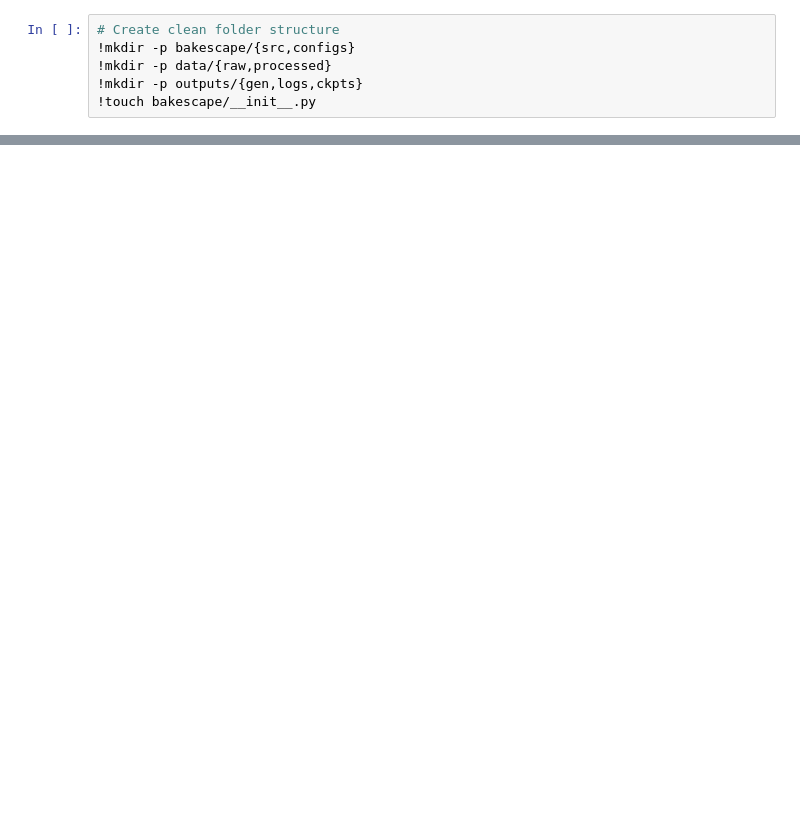
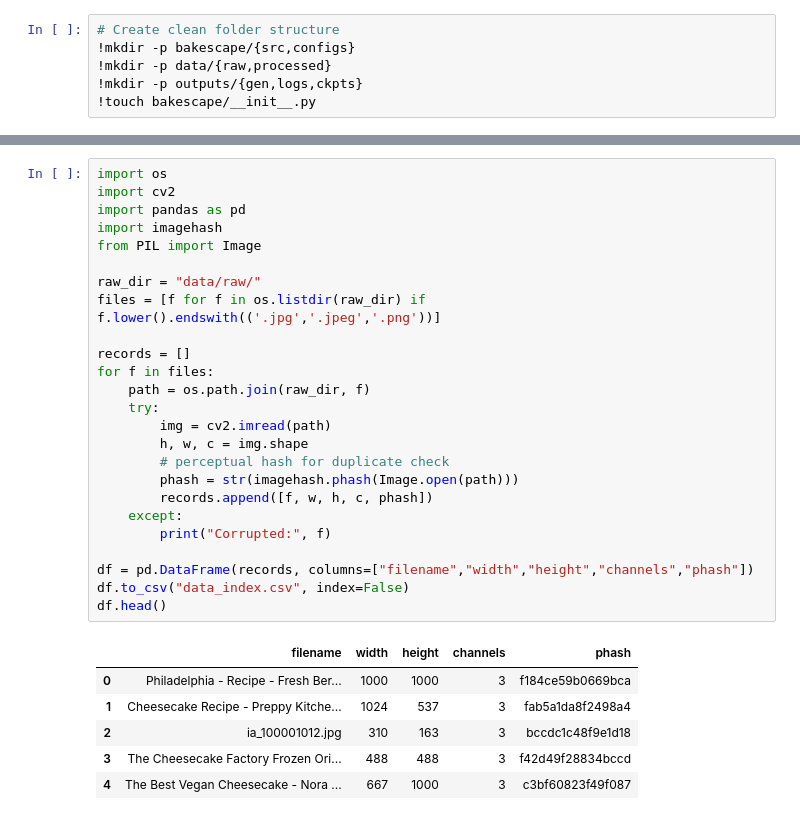
Before and after one commit to HaswanthVIT/BakeScape, a Jupyter notebook: BakeScape.ipynb, the cells around one changed output, grey strips where cells are left out. Saved outputs shown, nothing was run; the diff lists cells and outputs as text; blank space fills up the shorter version.

```diff
--- a/BakeScape.ipynb
+++ b/BakeScape.ipynb
@@ -31,0 +112,32 @@ Successfully installed imagehash-4.3.2
+# %%
+import os
+import cv2
+import pandas as pd
+import imagehash
+from PIL import Image
+
+raw_dir = "data/raw/"
+files = [f for f in os.listdir(raw_dir) if f.lower().endswith(('.jpg','.jpeg','.png'))]
+
+records = []
+for f in files:
+    path = os.path.join(raw_dir, f)
+    try:
+        img = cv2.imread(path)
+        h, w, c = img.shape
+        # perceptual hash for duplicate check
+        phash = str(imagehash.phash(Image.open(path)))
+        records.append([f, w, h, c, phash])
+    except:
+        print("Corrupted:", f)
+
+df = pd.DataFrame(records, columns=["filename","width","height","channels","phash"])
+df.to_csv("data_index.csv", index=False)
+df.head()
+# %% [output]
+|  | filename | width | height | channels | phash |
+| 0 | Philadelphia - Recipe - Fresh Ber... | 1000 | 1000 | 3 | f184ce59b0669bca |
+| 1 | Cheesecake Recipe - Preppy Kitche... | 1024 | 537 | 3 | fab5a1da8f2498a4 |
+| 2 | ia_100001012.jpg | 310 | 163 | 3 | bccdc1c48f9e1d18 |
+| 3 | The Cheesecake Factory Frozen Ori... | 488 | 488 | 3 | f42d49f28834bccd |
+| 4 | The Best Vegan Cheesecake - Nora ... | 667 | 1000 | 3 | c3bf60823f49f087 |
```
Also changed, not shown: parts of 22 cells of this notebook.
